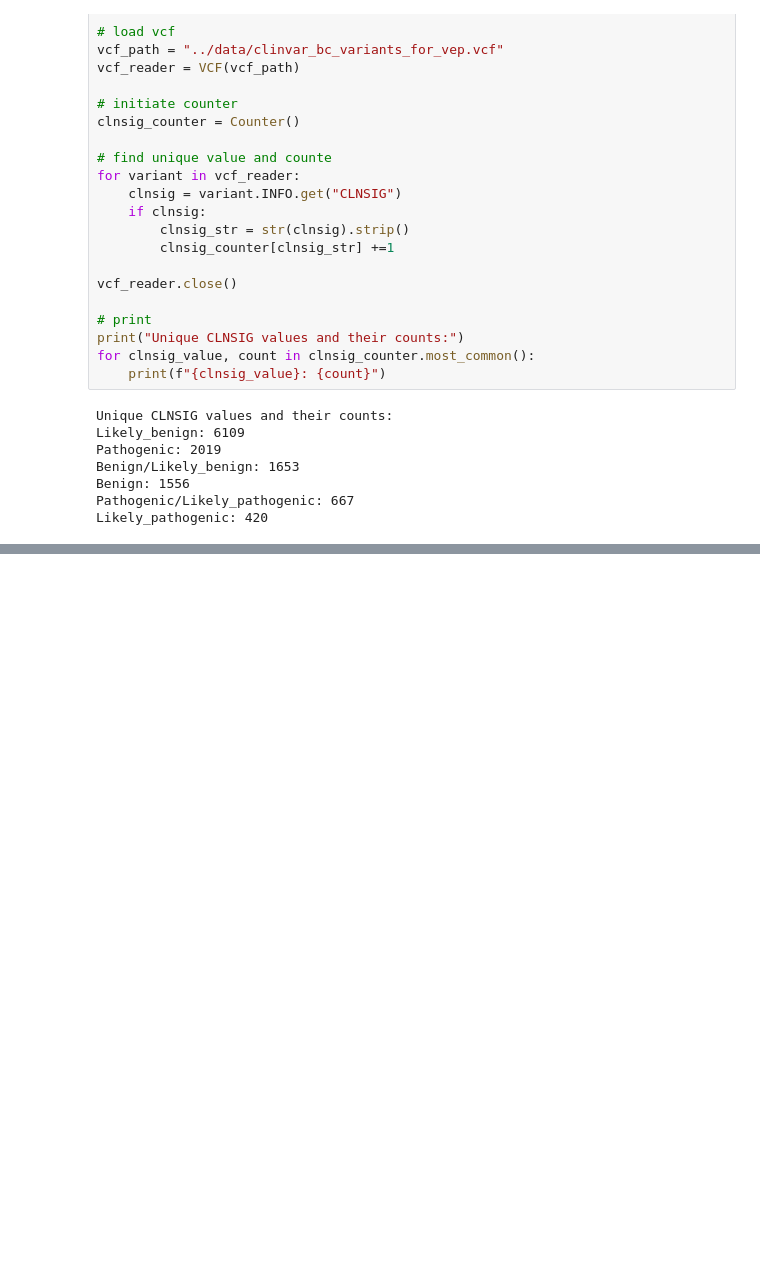
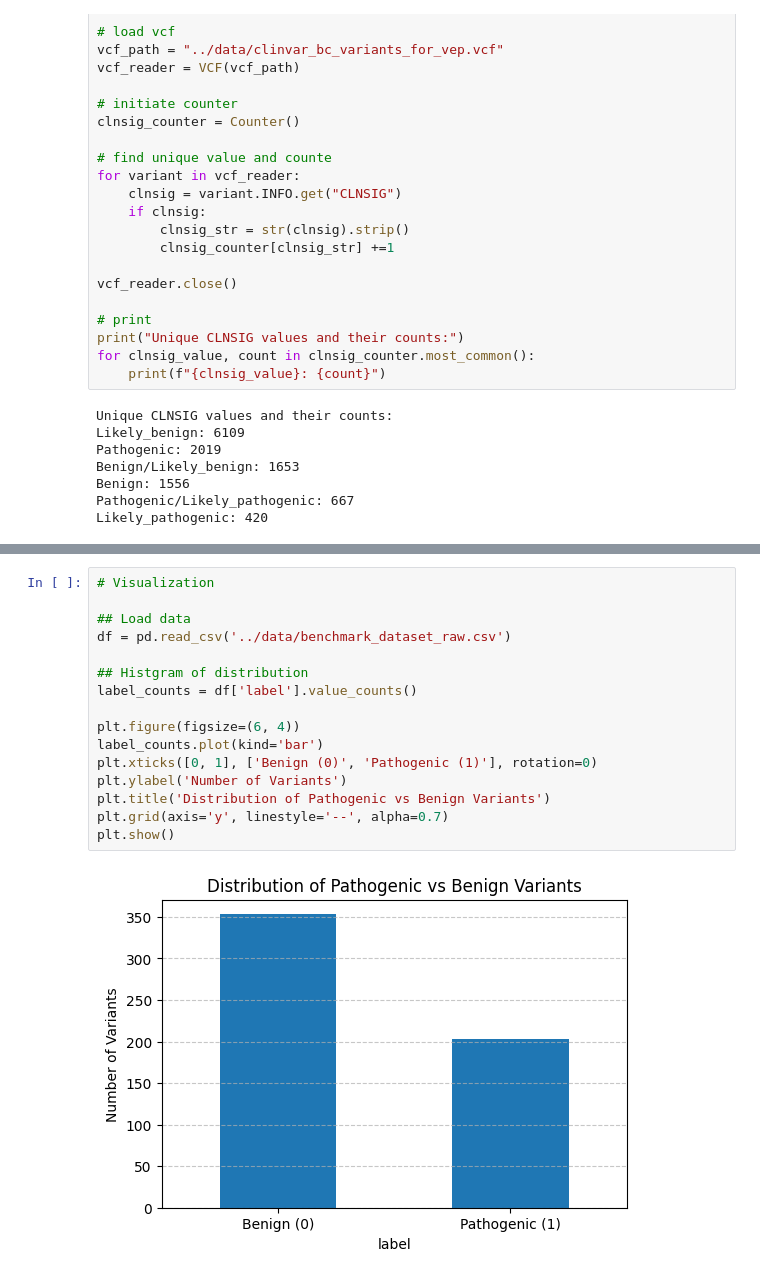
Before and after one commit to aign931/bc_snvs_bd, a Jupyter notebook: scripts/EDA.ipynb, the cells around one changed output, grey strips where cells are left out. Drawn from its saved outputs; the diff is of its cells as text; blank space fills up the shorter version.

Commit message:
Final dataset and pipeline

```diff
--- a/scripts/EDA.ipynb
+++ b/scripts/EDA.ipynb
@@ -207,0 +379,18 @@ Likely_pathogenic: 420
+# %%
+# Visualization
+
+## Load data
+df = pd.read_csv('../data/benchmark_dataset_raw.csv')
+
+## Histgram of distribution
+label_counts = df['label'].value_counts()
+
+plt.figure(figsize=(6, 4))
+label_counts.plot(kind='bar')
+plt.xticks([0, 1], ['Benign (0)', 'Pathogenic (1)'], rotation=0)
+plt.ylabel('Number of Variants')
+plt.title('Distribution of Pathogenic vs Benign Variants')
+plt.grid(axis='y', linestyle='--', alpha=0.7)
+plt.show()
+# %% [output]
+[figure, added]
```
Also changed, not shown: parts of 30 cells of this notebook, 3 other files.
